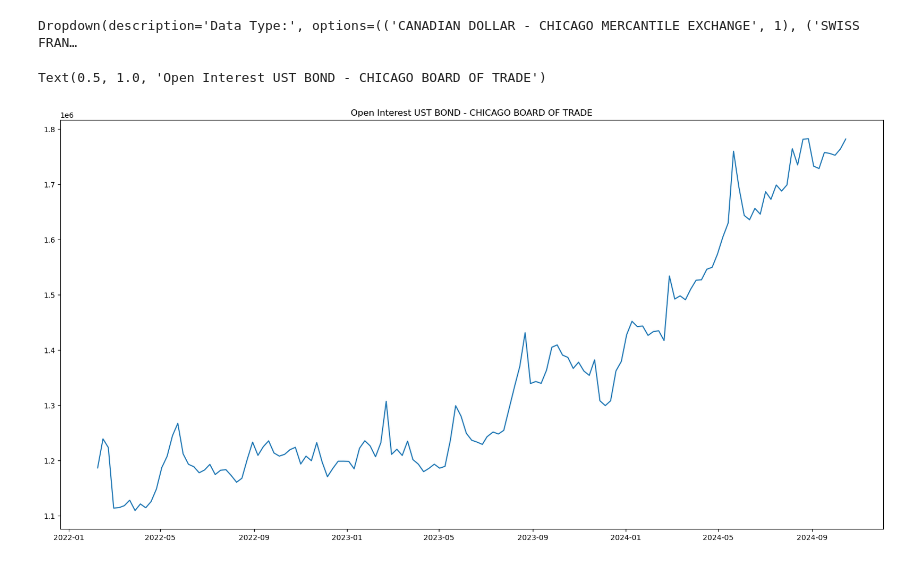
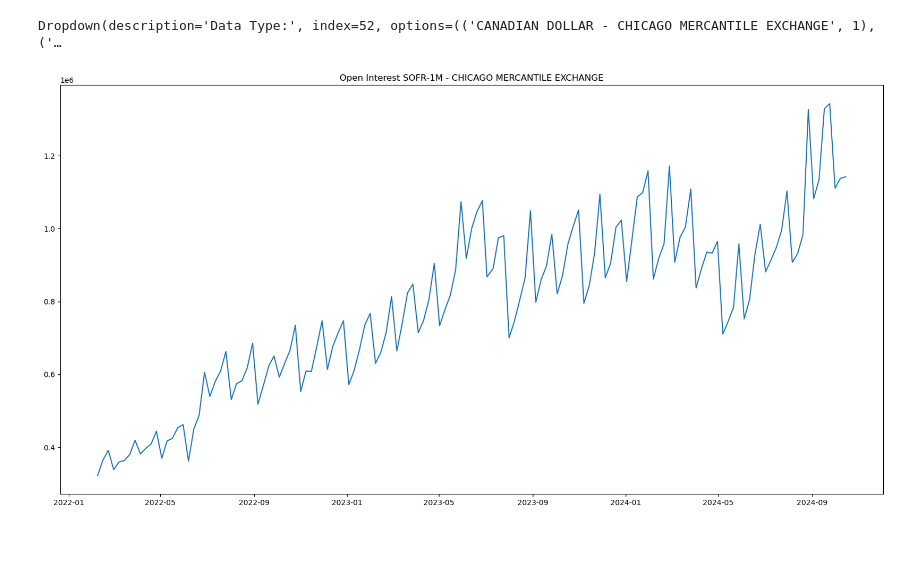
Before and after one commit to clarenceovo/Research_Notebook, a Jupyter notebook: CFTC_Data.ipynb, the cells around one changed output. Drawn from its saved outputs; the diff is of its cells as text; code cells hidden in the pictures.

Commit message:
Establish dropdown feature

```diff
--- a/CFTC_Data.ipynb
+++ b/CFTC_Data.ipynb
@@ -8,28 +9,35 @@ from IPython.display import display
+# %%
+def show_chart(value):
+    topic_id =value
+    data = requests.get(f"http://{BASE_URL}/fundamental/getCFTCInstrumentRecordById",params={'instrumentId':topic_id}).json()['data']
+    df = pd.DataFrame(data)
+    df['report_date'] = pd.to_datetime(df['report_date'])
+    # Plot the data
+    plt.figure(figsize=(20,10))
+    plt.plot(df['report_date'], df['open_interest_all'])
+    # add title
+    plt.title(f"Open Interest {list(catergory_dict.keys())[topic_id-1]}")
 # %%
 # Get the data from the API
+from IPython.core.magic import register_cell_magic
 BASE_URL = "18.180.162.113:9888"
 CFTC_Category= requests.get(f"http://{BASE_URL}/fundamental/getCFTCInstrument").json()['data']
 catergory_dict ={}
 [catergory_dict.update({i['instrument_name']:i['instrument_id']}) for i in CFTC_Category]
 
 dropdown = widgets.Dropdown(
     options=list(catergory_dict.items()),
     description='Data Type:',
 )
 
 display(dropdown)
+def execute_next_cell(change):
+    ip = get_ipython()
+    clear_output(wait=True)
+    display(dropdown)
+    show_chart(dropdown.value)
+
+dropdown.observe(execute_next_cell, names='value')
 # %% [output]
-Dropdown(description='Data Type:', options=(('CANADIAN DOLLAR - CHICAGO MERCANTILE EXCHANGE', 1), ('SWISS FRAN…
+Dropdown(description='Data Type:', index=52, options=(('CANADIAN DOLLAR - CHICAGO MERCANTILE EXCHANGE', 1), ('…
+[figure, added]
-# %%
-topic_id =dropdown.value
-data = requests.get(f"http://{BASE_URL}/fundamental/getCFTCInstrumentRecordById",params={'instrumentId':topic_id}).json()['data']
-df = pd.DataFrame(data)
-df['report_date'] = pd.to_datetime(df['report_date'])
-# Plot the data
-plt.figure(figsize=(20,10))
-plt.plot(df['report_date'], df['open_interest_all'])
-# add title
-plt.title(f"Open Interest {list(catergory_dict.keys())[topic_id-1]}")
-# %% [output]
-Text(0.5, 1.0, 'Open Interest UST BOND - CHICAGO BOARD OF TRADE')
-[figure, removed]
```
Also changed, not shown: parts of 1 cell of this notebook.
